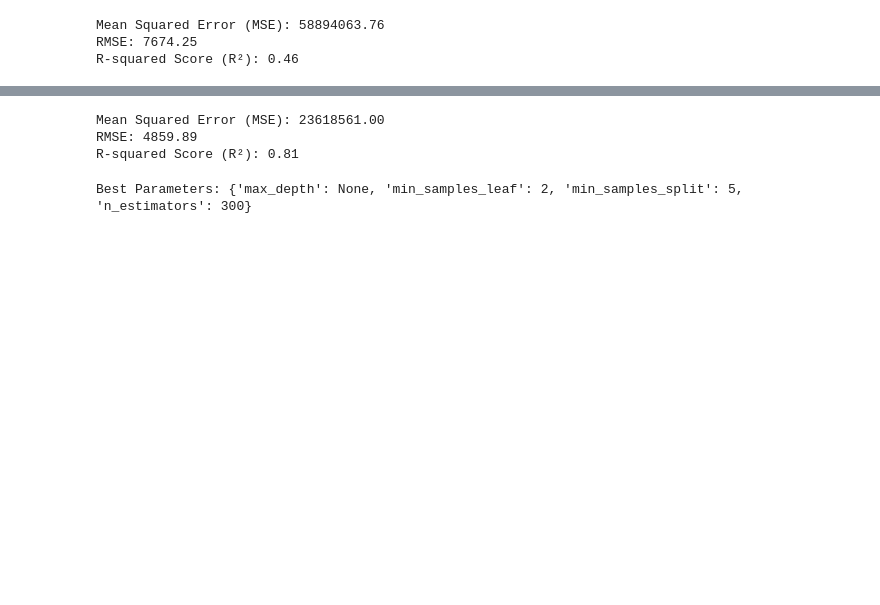
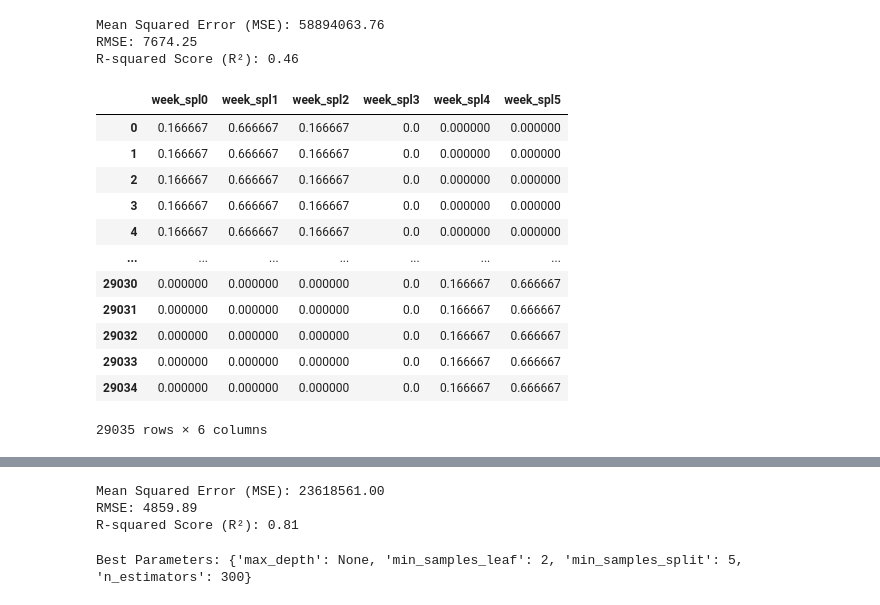
Before and after one commit to tmarchok1/DS440_project, a Jupyter notebook: model_code_travis.ipynb, the cells around one changed output, grey strips where cells are left out. Drawn from its saved outputs; the diff is of its cells as text; code cells hidden in the pictures; blank space fills up the shorter version.

```diff
--- a/model_code_travis.ipynb
+++ b/model_code_travis.ipynb
@@ -39,6 +48,32 @@ print(f'R-squared Score (R²): {r2:.2f}')
 Mean Squared Error (MSE): 58894063.76
 RMSE: 7674.25
 R-squared Score (R²): 0.46
+# %%
+# Spline transform week into new encoded features
+weeks = glogs_final[['week']]
+
+# Fit sklearn spline transformer
+spline = SplineTransformer(n_knots=5, degree=3, include_bias=False)
+week_splined = spline.fit_transform(weeks)
+
+
+# Create dataframe with transformed features
+week_splined = pd.DataFrame(week_splined, columns=[f'week_spl{i}' for i in range(week_splined.shape[1])])
+week_splined
+# %% [output]
+|  | week_spl0 | week_spl1 | week_spl2 | week_spl3 | week_spl4 | week_spl5 |
+| 0 | 0.166667 | 0.666667 | 0.166667 | 0.0 | 0.000000 | 0.000000 |
+| 1 | 0.166667 | 0.666667 | 0.166667 | 0.0 | 0.000000 | 0.000000 |
+| 2 | 0.166667 | 0.666667 | 0.166667 | 0.0 | 0.000000 | 0.000000 |
+| 3 | 0.166667 | 0.666667 | 0.166667 | 0.0 | 0.000000 | 0.000000 |
+| 4 | 0.166667 | 0.666667 | 0.166667 | 0.0 | 0.000000 | 0.000000 |
+| ... | ... | ... | ... | ... | ... | ... |
+| 29030 | 0.000000 | 0.000000 | 0.000000 | 0.0 | 0.166667 | 0.666667 |
+| 29031 | 0.000000 | 0.000000 | 0.000000 | 0.0 | 0.166667 | 0.666667 |
+| 29032 | 0.000000 | 0.000000 | 0.000000 | 0.0 | 0.166667 | 0.666667 |
+| 29033 | 0.000000 | 0.000000 | 0.000000 | 0.0 | 0.166667 | 0.666667 |
+| 29034 | 0.000000 | 0.000000 | 0.000000 | 0.0 | 0.166667 | 0.666667 |
+29035 rows × 6 columns
 # %%
 # Data preprocessing
 
```
Also changed, not shown: parts of 4 cells of this notebook, 2 other files.
